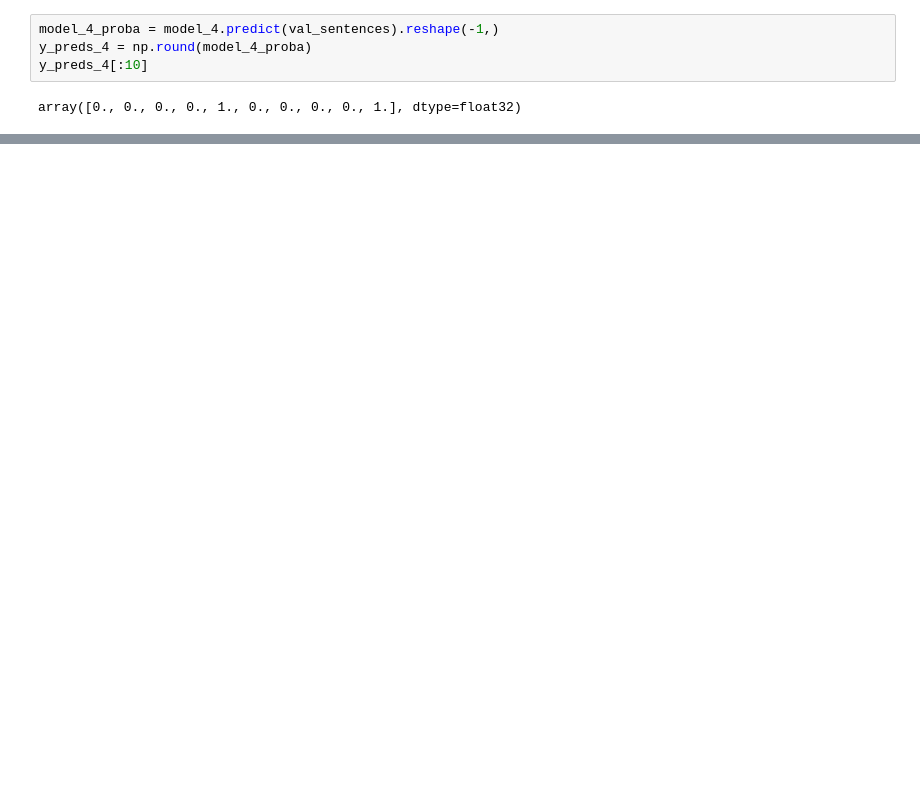
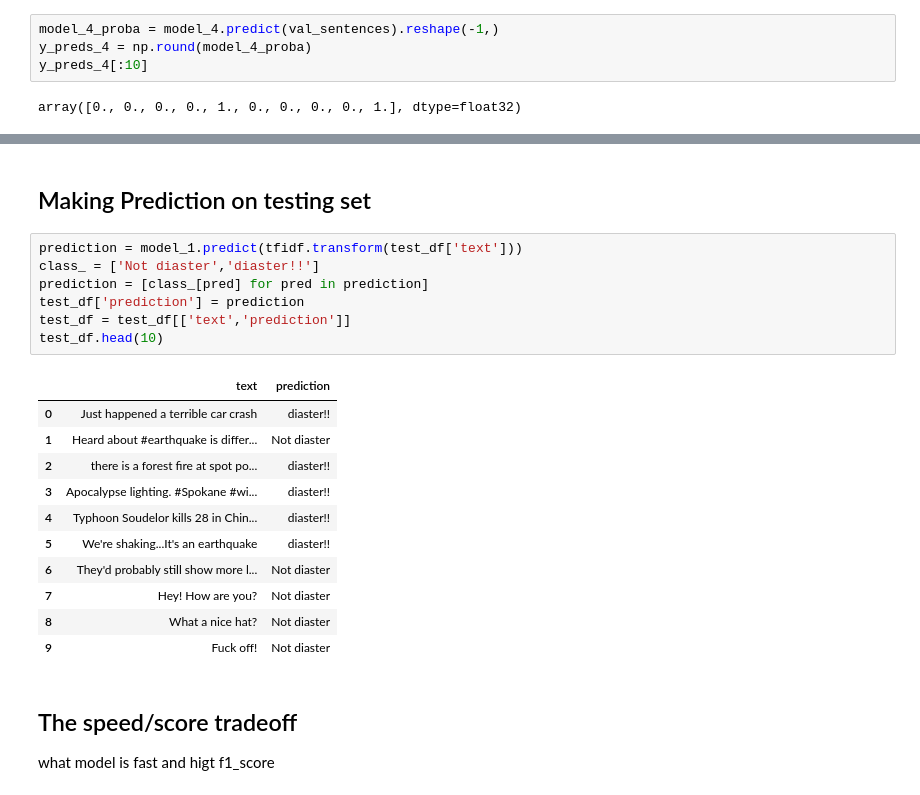
Before and after one commit to NickyAlan/tensorflow22, a Jupyter notebook: NLP/nlp.ipynb, the cells around one changed output, grey strips where cells are left out. Cells and saved outputs as stored; diff of their text form; blank space fills up the shorter version.

```diff
--- a/NLP/nlp.ipynb
+++ b/NLP/nlp.ipynb
@@ -408,0 +475,24 @@ model4_result
+# %% [markdown]
+## Making Prediction on testing set
+# %%
+prediction = model_1.predict(tfidf.transform(test_df['text']))
+class_ = ['Not diaster','diaster!!']
+prediction = [class_[pred] for pred in prediction]
+test_df['prediction'] = prediction
+test_df = test_df[['text','prediction']]
+test_df.head(10)
+# %% [output]
+|  | text | prediction |
+| 0 | Just happened a terrible car crash | diaster!! |
+| 1 | Heard about #earthquake is differ... | Not diaster |
+| 2 | there is a forest fire at spot po... | diaster!! |
+| 3 | Apocalypse lighting. #Spokane #wi... | diaster!! |
+| 4 | Typhoon Soudelor kills 28 in Chin... | diaster!! |
+| 5 | We're shaking...It's an earthquake | diaster!! |
+| 6 | They'd probably still show more l... | Not diaster |
+| 7 | Hey! How are you? | Not diaster |
+| 8 | What a nice hat? | Not diaster |
+| 9 | Fuck off! | Not diaster |
+# %% [markdown]
+## The speed/score tradeoff
+what model is fast and higt f1_score
```
Also changed, not shown: parts of 25 cells of this notebook, 1 other file.
